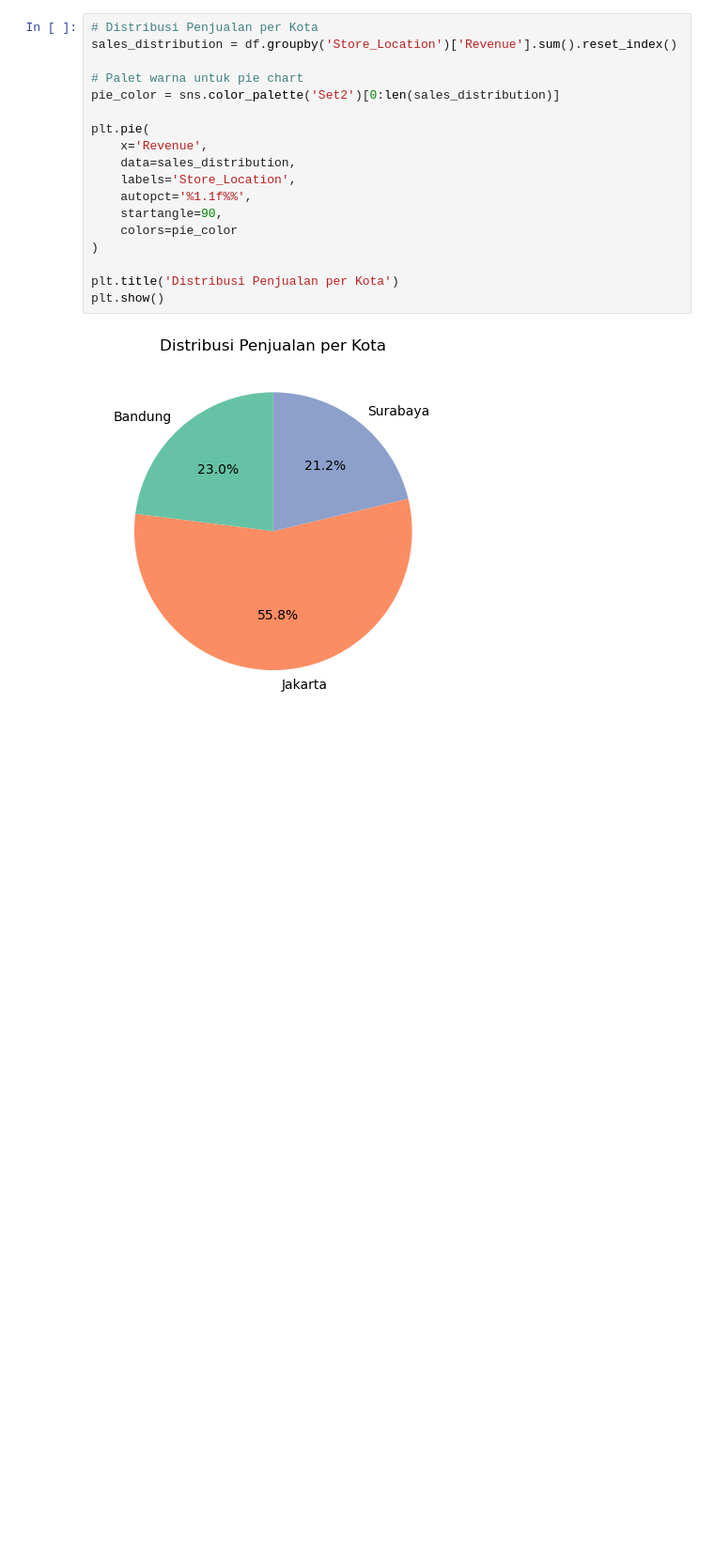
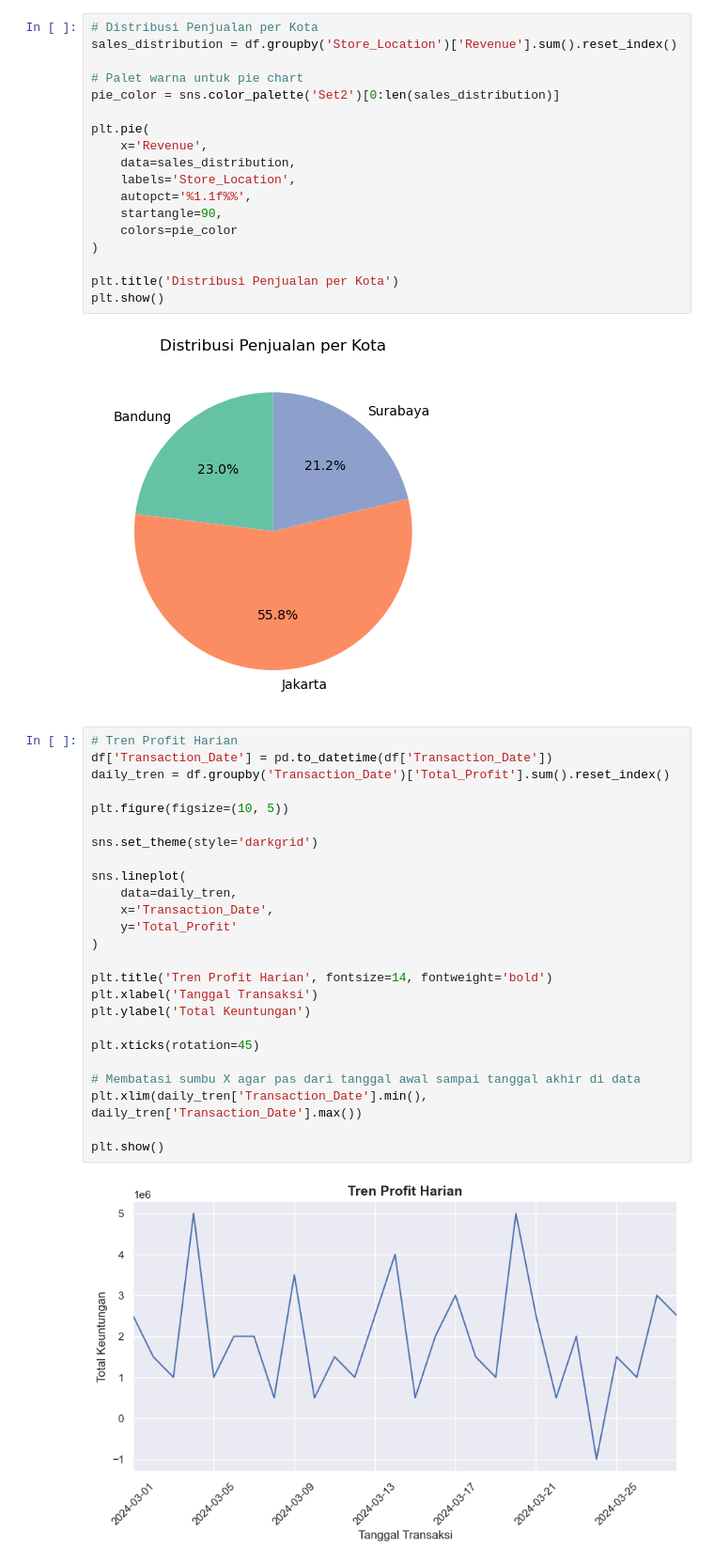
Before and after one commit to rottiiibakarr/Capstone_Project_Data_Cleaning, a Jupyter notebook: Portfolio_RetailSales_&_Profitability_Analytics/data_visualization.ipynb, the cells around one changed output. Shown at 94% size. Cells and saved outputs as stored; diff of their text form; blank space fills up the shorter version.

Commit message:
Commit: Tren Profit Harian

```diff
--- a/Portfolio_RetailSales_&_Profitability_Analytics/data_visualization.ipynb
+++ b/Portfolio_RetailSales_&_Profitability_Analytics/data_visualization.ipynb
@@ -80,3 +80,30 @@ plt.title('Distribusi Penjualan per Kota')
 plt.show()
 # %% [output]
 [figure]
+# %%
+# Tren Profit Harian
+df['Transaction_Date'] = pd.to_datetime(df['Transaction_Date'])
+daily_tren = df.groupby('Transaction_Date')['Total_Profit'].sum().reset_index()
+
+plt.figure(figsize=(10, 5))
+
+sns.set_theme(style='darkgrid')
+
+sns.lineplot(
+    data=daily_tren,
+    x='Transaction_Date',
+    y='Total_Profit'
+)
+
+plt.title('Tren Profit Harian', fontsize=14, fontweight='bold')
+plt.xlabel('Tanggal Transaksi')
+plt.ylabel('Total Keuntungan')
+
+plt.xticks(rotation=45)
+
+# Membatasi sumbu X agar pas dari tanggal awal sampai tanggal akhir di data
+plt.xlim(daily_tren['Transaction_Date'].min(), daily_tren['Transaction_Date'].max())
+
+plt.show()
+# %% [output]
+[figure, added]
```
